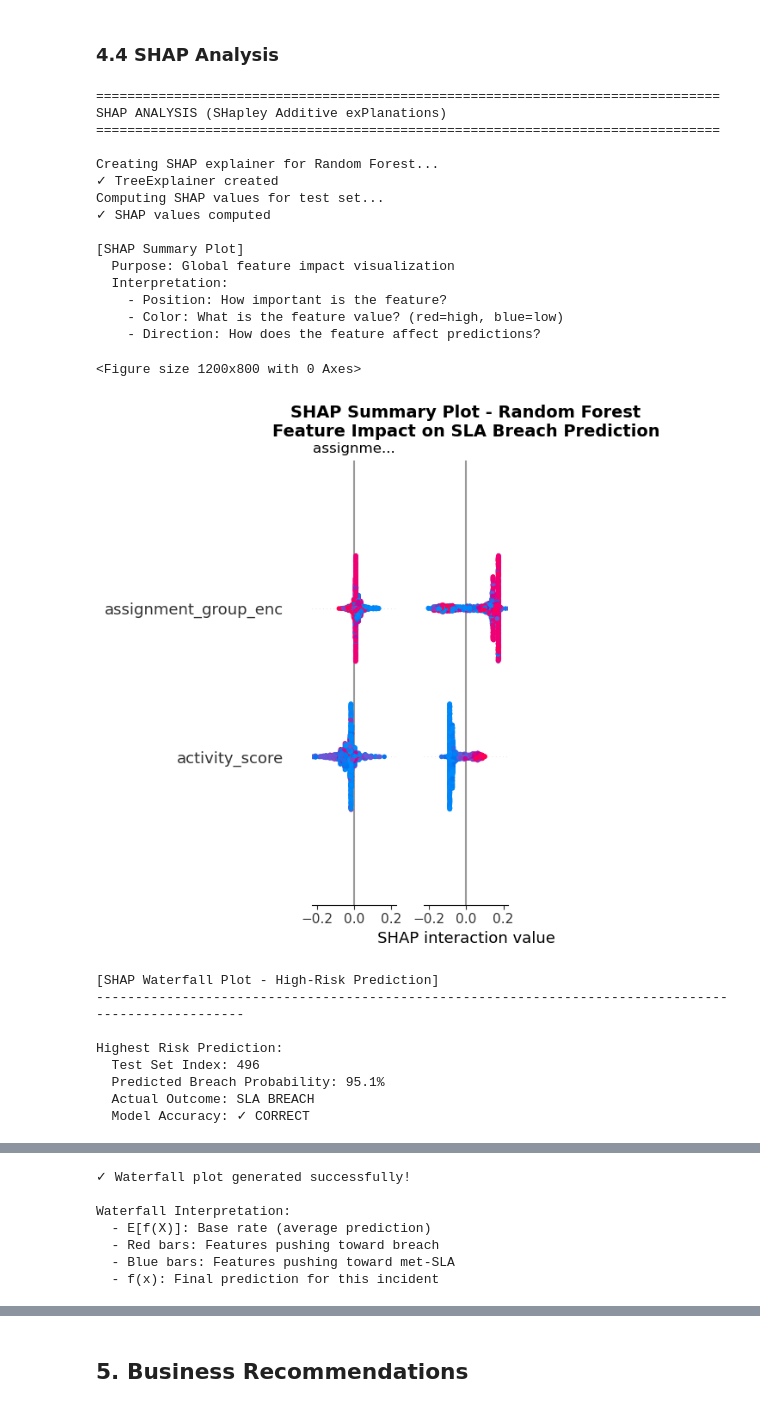
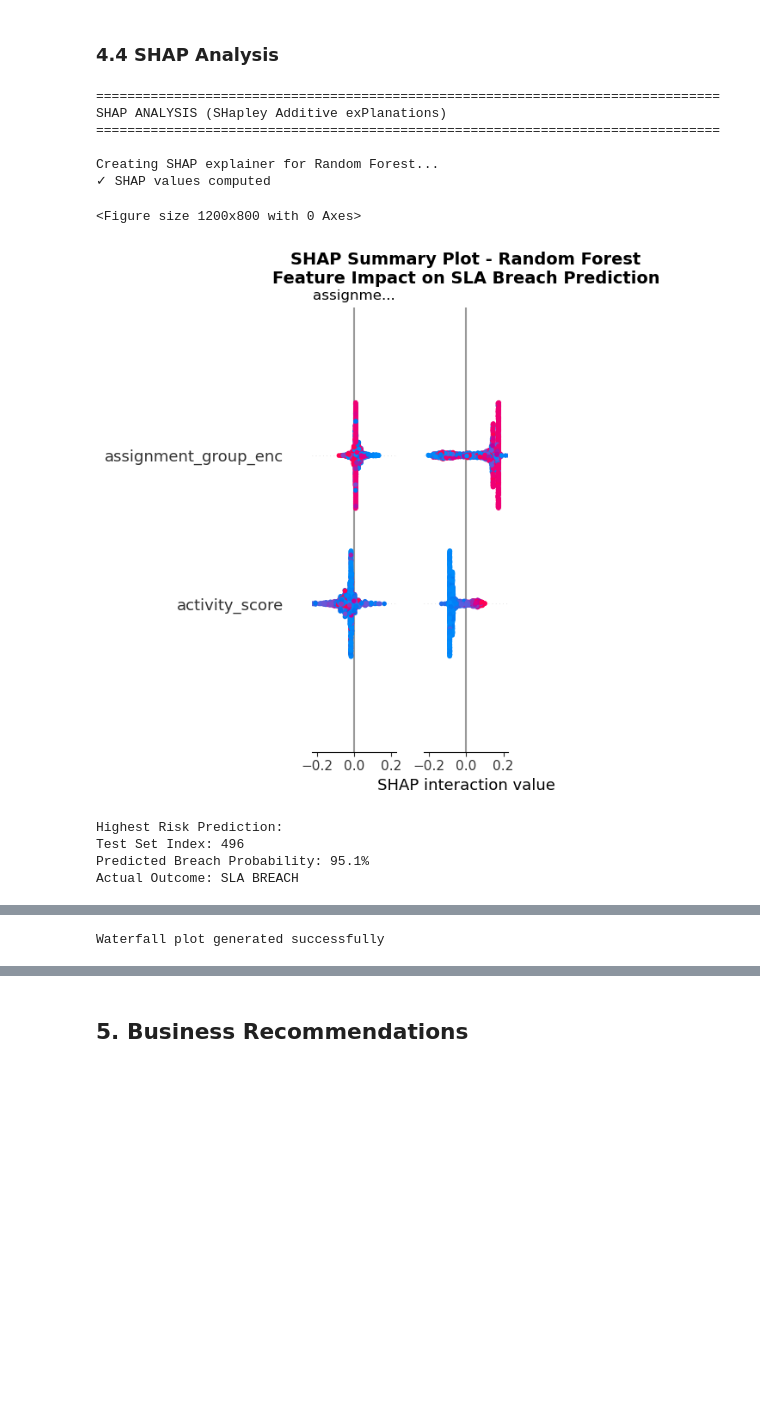
Before and after one commit to Kyuun-Park-1163899/1163899, a Jupyter notebook: task/assignment03_working.ipynb, the cells around one changed output, grey strips where cells are left out. Cells and saved outputs as stored; diff of their text form; code cells hidden in the pictures; blank space fills up the shorter version.

```diff
--- a/task/assignment03_working.ipynb
+++ b/task/assignment03_working.ipynb
@@ -2102,10 +1731,8 @@ print(f"\nCreating SHAP explainer for {best_model_name}...")
 
 # Create TreeExplainer (fast for tree-based models)
 explainer = shap.TreeExplainer(best_model)
-print("✓ TreeExplainer created")
 
 # Calculate SHAP values
-print("Computing SHAP values for test set...")
 shap_values = explainer.shap_values(X_test_scaled_df)
 
 # Handle SHAP values format (list for binary classification)
@@ -2125,14 +1752,6 @@ else:
 #   - Color: Feature value (red=high, blue=low)
 #   - Positive SHAP: pushes prediction toward breach
 #   - Negative SHAP: pushes prediction toward met-SLA
-
-print("\n[SHAP Summary Plot]")
-print("  Purpose: Global feature impact visualization")
-print("  Interpretation:")
-print("    - Position: How important is the feature?")
-print("    - Color: What is the feature value? (red=high, blue=low)")
-print("    - Direction: How does the feature affect predictions?")
-
 plt.figure(figsize=(12, 8))
 shap.summary_plot(shap_values_breach,
                   X_test_scaled_df,
@@ -2152,9 +1771,6 @@ plt.show()
 # Purpose: Explain a specific high-risk prediction in detail
 # Method: Select incident with highest predicted breach probability
 
-print("\n[SHAP Waterfall Plot - High-Risk Prediction]")
-print("-" * 100)
-
 # Find highest-risk prediction
 y_pred_proba = best_model.predict_proba(X_test_scaled_df)[:, 0]  # P(Breach)
 high_risk_idx = np.argmax(y_pred_proba)
@@ -2165,12 +1781,9 @@ actual_label = y_test.iloc[high_risk_idx] if hasattr(
 actual = "BREACH" if actual_label == 0 else "MET"
 
 print(f"\nHighest Risk Prediction:")
-print(f"  Test Set Index: {high_risk_idx}")
-print(f"  Predicted Breach Probability: {breach_prob:.1%}")
-print(f"  Actual Outcome: SLA {actual}")
-print(
-    f"  Model Accuracy: {'✓ CORRECT' if (breach_prob > 0.5 and actual == 'BREACH') else '✗ INCORRECT'}"
-)
+print(f"Test Set Index: {high_risk_idx}")
+print(f"Predicted Breach Probability: {breach_prob:.1%}")
+print(f"Actual Outcome: SLA {actual}")
 
 # Create waterfall plot
 try:
@@ -2180,83 +1793,53 @@ try:
         if sample_shap_values.ndim == 2:
             sample_shap_values = sample_shap_values[:, 0]
         base_val = explainer.expected_value
-        if isinstance(base_val, (list, np.ndarray)):
-            base_value = float(base_val[0])
-        else:
-            base_value = float(base_val)
+        base_value = float(base_val[0]) if isinstance(
+            base_val, (list, np.ndarray)) else float(base_val)
     else:
         sample_shap_values = shap_values[high_risk_idx]
         if sample_shap_values.ndim == 2:
             sample_shap_values = sample_shap_values[:, 0]
         base_val = explainer.expected_value
-        if isinstance(base_val, (list, np.ndarray)):
-            base_value = float(base_val[0])
-        else:
-            base_value = float(base_val)
+        base_value = float(base_val[0]) if isinstance(
+            base_val, (list, np.ndarray)) else float(base_val)
 
     # Get feature values
     sample_data = X_test_scaled_df.iloc[high_risk_idx].values
     if sample_data.ndim != 1:
         sample_data = sample_data.flatten()
 
     # Create Explanation object
     explanation = shap.Explanation(
         values=sample_shap_values,
         base_values=base_value,
         data=sample_data,
         feature_names=X_test_scaled_df.columns.tolist())
 
     # Generate waterfall plot
     plt.figure(figsize=(10, 6))
     shap.plots.waterfall(explanation, show=False)
     plt.title(
         f'SHAP Waterfall - High-Risk Prediction\nBreach Probability: {breach_prob:.1%}',
         fontsize=13,
         fontweight='bold')
     plt.tight_layout()
     plt.show()
 
-    print("\n✓ Waterfall plot generated successfully!")
-    print("\nWaterfall Interpretation:")
-    print("  - E[f(X)]: Base rate (average prediction)")
-    print("  - Red bars: Features pushing toward breach")
-    print("  - Blue bars: Features pushing toward met-SLA")
-    print("  - f(x): Final prediction for this incident")
-
+    print("Waterfall plot generated successfully")
 except Exception as e:
-    print(f"\n⚠️ Waterfall plot error: {e}")
-    print(f"Error type: {type(e).__name__}")
+    print(f"Waterfall plot error: {e}")
 # %% [output]
 ================================================================================
 SHAP ANALYSIS (SHapley Additive exPlanations)
 ================================================================================
 
 Creating SHAP explainer for Random Forest...
-✓ TreeExplainer created
-Computing SHAP values for test set...
 ✓ SHAP values computed
-
-[SHAP Summary Plot]
-  Purpose: Global feature impact visualization
-  Interpretation:
-    - Position: How important is the feature?
-    - Color: What is the feature value? (red=high, blue=low)
-    - Direction: How does the feature affect predictions?
 <Figure size 1200x800 with 0 Axes>
-[figure, old version]
+[figure, new version]
-[SHAP Waterfall Plot - High-Risk Prediction]
-----------------------------------------------------------------------------------------------------
-
 Highest Risk Prediction:
-  Test Set Index: 496
-  Predicted Breach Probability: 95.1%
-  Actual Outcome: SLA BREACH
-  Model Accuracy: ✓ CORRECT
+Test Set Index: 496
+Predicted Breach Probability: 95.1%
+Actual Outcome: SLA BREACH
 [figure]
-✓ Waterfall plot generated successfully!
-
-Waterfall Interpretation:
-  - E[f(X)]: Base rate (average prediction)
-  - Red bars: Features pushing toward breach
-  - Blue bars: Features pushing toward met-SLA
-  - f(x): Final prediction for this incident
+Waterfall plot generated successfully
```
Also changed, not shown: parts of 37 cells of this notebook, 1 other file.
